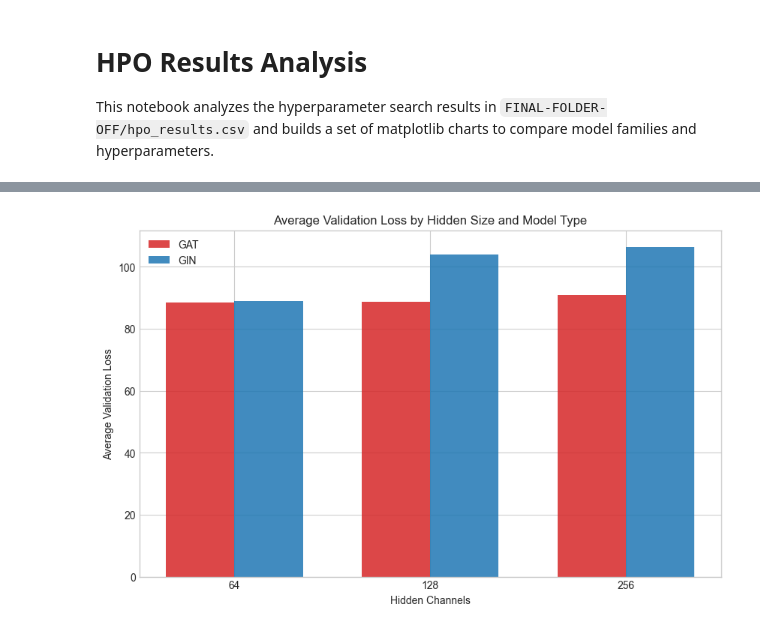
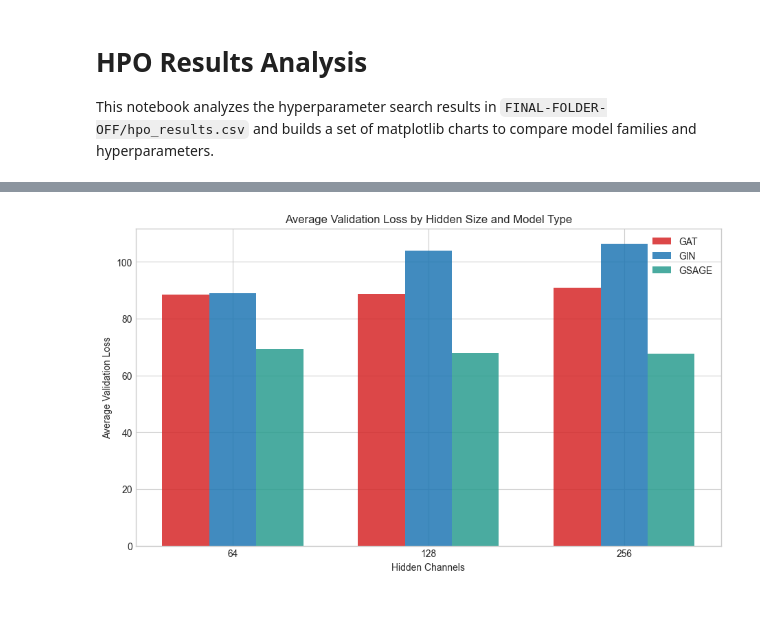
Before and after one commit to olliglorioso/ML4CO_workspace, a Jupyter notebook: starting_kit/analysis.ipynb, the cells around one changed output, grey strips where cells are left out. Drawn from its saved outputs; the diff is of its cells as text; code cells hidden in the pictures.

```diff
--- a/starting_kit/analysis.ipynb
+++ b/starting_kit/analysis.ipynb
@@ -16,7 +16,10 @@ try:
 except OSError:
     plt.style.use('ggplot')
 
-DATA_PATH = Path('/Users/olliglorioso/Documents/ML4CO/starting_kit/FINAL-FOLDER-OFF/hpo_results.csv')
+DATA_SOURCES = [
+    (Path('/Users/olliglorioso/Documents/ML4CO/starting_kit/FINAL-FOLDER-OFF/hpo_results.csv'), None),
+    (Path('/Users/olliglorioso/Documents/ML4CO/starting_kit/hpo_results_gsage.csv'), 'GSAGE'),
+]
 
 NUMERIC_COLUMNS = {
     'trial': int,
@@ -30,7 +33,7 @@ NUMERIC_COLUMNS = {
     'val_loss': float,
 }
 
-def load_rows(path: Path):
+def load_rows(path: Path, force_model_type=None):
     with path.open(newline='') as handle:
         reader = csv.DictReader(handle)
         rows = []
@@ -39,9 +42,14 @@ def load_rows(path: Path):
             for key, value in row.items():
                 converter = NUMERIC_COLUMNS.get(key)
                 parsed[key] = converter(value) if converter else value
+            if force_model_type is not None:
+                parsed['model_type'] = force_model_type
             rows.append(parsed)
     return rows
 
-rows = load_rows(DATA_PATH)
+rows = []
+for data_path, forced_model_type in DATA_SOURCES:
+    rows.extend(load_rows(data_path, force_model_type=forced_model_type))
+
 len(rows)
 # %% [output]
@@ -152,26 +184,27 @@ plt.show()
 # %%
 hidden_values = sorted({row['hidden_channels'] for row in rows})
 model_types = sorted({row['model_type'] for row in rows})
 x = range(len(hidden_values))
-bar_width = 0.35
+bar_width = 0.24
+offsets = [index - (len(model_types) - 1) / 2 for index in range(len(model_types))]
 
-fig, ax = plt.subplots(figsize=(10, 6))
+fig, ax = plt.subplots(figsize=(11, 6))
 for index, model_type in enumerate(model_types):
     means = []
     for hidden in hidden_values:
         losses = [row['val_loss'] for row in rows if row['model_type'] == model_type and row['hidden_channels'] == hidden]
-        means.append(statistics.mean(losses))
-    positions = [value + (index - 0.5) * bar_width for value in x]
+        means.append(statistics.mean(losses) if losses else math.nan)
+    positions = [value + offsets[index] * bar_width for value in x]
     ax.bar(positions, means, width=bar_width, color=palette[model_type], alpha=0.85, label=model_type)
 
 ax.set_title('Average Validation Loss by Hidden Size and Model Type')
 ax.set_xlabel('Hidden Channels')
 ax.set_ylabel('Average Validation Loss')
 ax.set_xticks(list(x))
 ax.set_xticklabels(hidden_values)
 ax.legend()
 plt.show()
 # %% [output]
-[figure, old version]
+[figure, new version]
 # %%
 batch_sizes = sorted({row['batch_size'] for row in rows})
```
Also changed, not shown: parts of 8 cells of this notebook, 3 other files.
